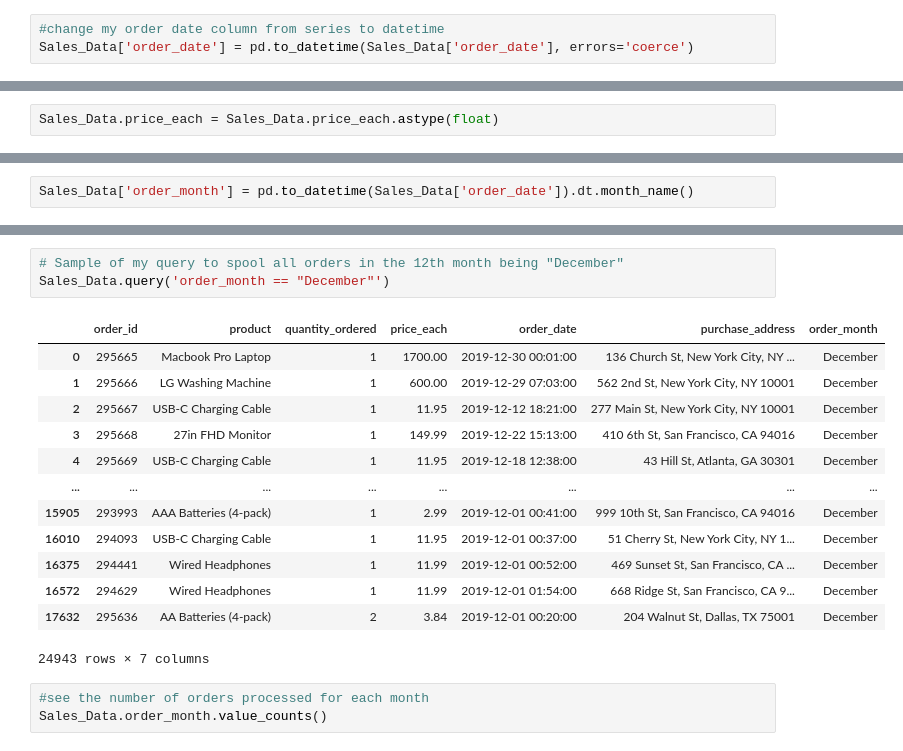
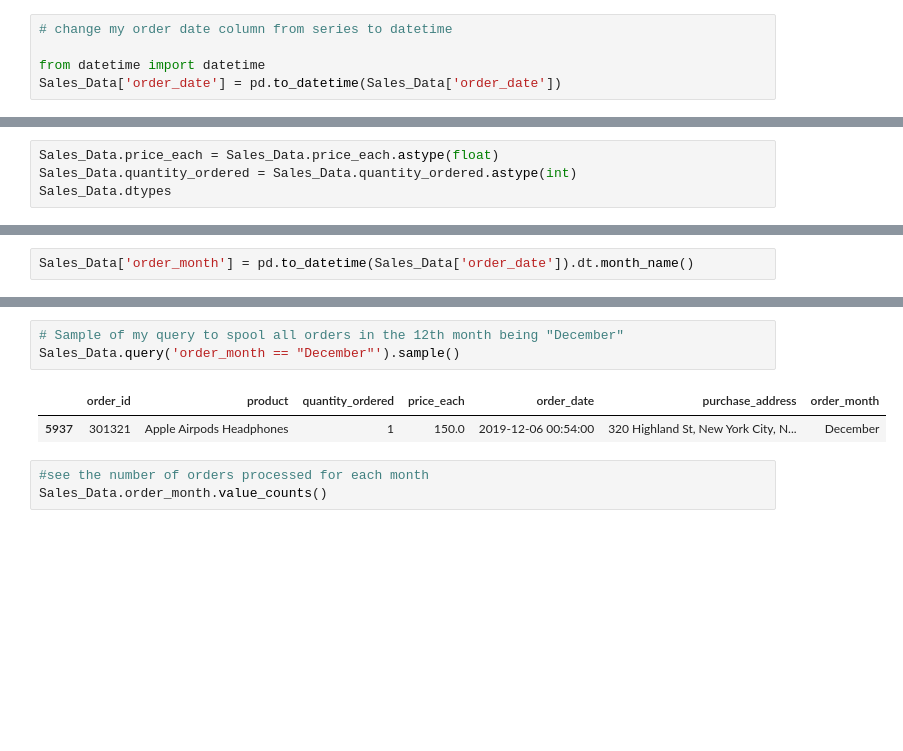
Before and after one commit to Nkem-Nwatu/Business-Analytics, a Jupyter notebook: Analytics.ipynb, the cells around one changed output, grey strips where cells are left out. Saved outputs shown, nothing was run; the diff lists cells and outputs as text; blank space fills up the shorter version.

```diff
--- a/Analytics.ipynb
+++ b/Analytics.ipynb
@@ -240,5 +207,7 @@ Sales_Data
 # %% [markdown]
 Next I change the data type of my columns change date to datetime and the figures to int.
 # %%
-#change my order date column from series to datetime
-Sales_Data['order_date'] = pd.to_datetime(Sales_Data['order_date'], errors='coerce')
+# change my order date column from series to datetime
+
+from datetime import datetime
+Sales_Data['order_date'] = pd.to_datetime(Sales_Data['order_date'])
@@ -299,2 +260,4 @@ Sales_Data.price_each.min()
 # %%
 Sales_Data.price_each = Sales_Data.price_each.astype(float)
+Sales_Data.quantity_ordered = Sales_Data.quantity_ordered.astype(int)
+Sales_Data.dtypes
@@ -330,21 +292,10 @@ Sales_Data.head()
 | 5 | 176561 | Wired Headphones | 1 | 11.99 | 2019-04-30 09:27:00 | 333 8th St, Los Angeles, CA 90001 | April |
 # %%
 # Sample of my query to spool all orders in the 12th month being "December"
-Sales_Data.query('order_month == "December"')
+Sales_Data.query('order_month == "December"').sample()
 # %% [output]
 |  | order_id | product | quantity_ordered | price_each | order_date | purchase_address | order_month |
-| 0 | 295665 | Macbook Pro Laptop | 1 | 1700.00 | 2019-12-30 00:01:00 | 136 Church St, New York City, NY ... | December |
-| 1 | 295666 | LG Washing Machine | 1 | 600.00 | 2019-12-29 07:03:00 | 562 2nd St, New York City, NY 10001 | December |
-| 2 | 295667 | USB-C Charging Cable | 1 | 11.95 | 2019-12-12 18:21:00 | 277 Main St, New York City, NY 10001 | December |
-| 3 | 295668 | 27in FHD Monitor | 1 | 149.99 | 2019-12-22 15:13:00 | 410 6th St, San Francisco, CA 94016 | December |
-| 4 | 295669 | USB-C Charging Cable | 1 | 11.95 | 2019-12-18 12:38:00 | 43 Hill St, Atlanta, GA 30301 | December |
-| ... | ... | ... | ... | ... | ... | ... | ... |
-| 15905 | 293993 | AAA Batteries (4-pack) | 1 | 2.99 | 2019-12-01 00:41:00 | 999 10th St, San Francisco, CA 94016 | December |
-| 16010 | 294093 | USB-C Charging Cable | 1 | 11.95 | 2019-12-01 00:37:00 | 51 Cherry St, New York City, NY 1... | December |
-| 16375 | 294441 | Wired Headphones | 1 | 11.99 | 2019-12-01 00:52:00 | 469 Sunset St, San Francisco, CA ... | December |
-| 16572 | 294629 | Wired Headphones | 1 | 11.99 | 2019-12-01 01:54:00 | 668 Ridge St, San Francisco, CA 9... | December |
-| 17632 | 295636 | AA Batteries (4-pack) | 2 | 3.84 | 2019-12-01 00:20:00 | 204 Walnut St, Dallas, TX 75001 | December |
+| 5937 | 301321 | Apple Airpods Headphones | 1 | 150.0 | 2019-12-06 00:54:00 | 320 Highland St, New York City, N... | December |
-24943 rows × 7 columns
 # %%
 #see the number of orders processed for each month
 Sales_Data.order_month.value_counts()
```
Also changed, not shown: parts of 46 cells of this notebook.
